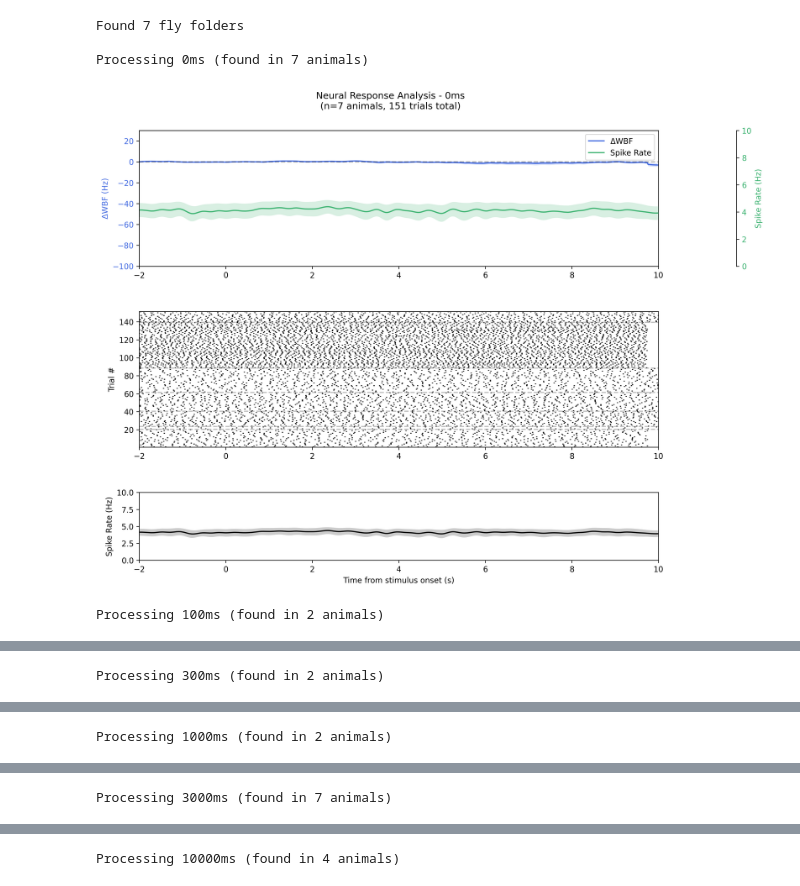
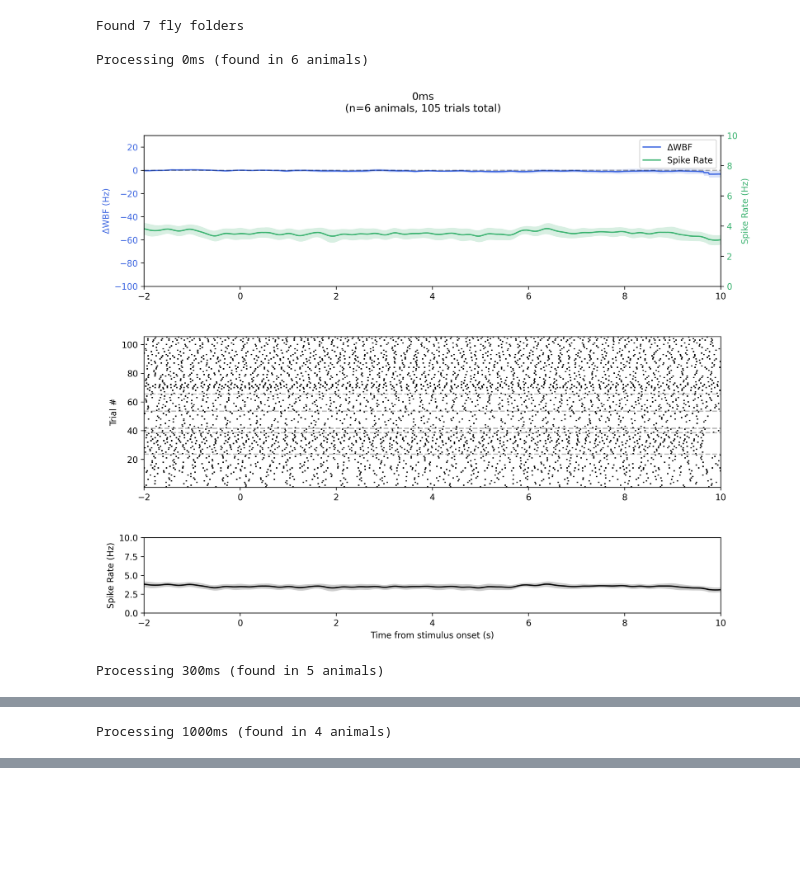
Before and after one commit to camellyc/Flight_Arena_Analysis, a Jupyter notebook: Flight_Arena_Analysis/Step4_averaging_and_plot.ipynb, the cells around one changed output, grey strips where cells are left out. Saved outputs shown, nothing was run; the diff lists cells and outputs as text; code cells hidden in the pictures; blank space fills up the shorter version.

```diff
--- a/Flight_Arena_Analysis/Step4_averaging_and_plot.ipynb
+++ b/Flight_Arena_Analysis/Step4_averaging_and_plot.ipynb
@@ -341,7 +341,7 @@ def plot_summary(summary_file: Path, stimcolor, time_window=(-5, 15), save_fig=T
     plt.show()
 
 # This is the xxx_Fly1_Y folder
-base_folder = Path('/Users/camellyc/Library/CloudStorage/GoogleDrive-yichen@tuthill.casa/.shortcut-targets-by-id/10pxdlRXtzFB-abwDGi0jOGOFFNm3pmFK/Tuthill Lab Shared/Yichen/Spiracle/Spiracle Imaging/EMG_Analysis/3_spSN_ChR/241126_spSN_ChR_EMG_Fly2_Y')
+base_folder = Path('/Users/camellyc/Library/CloudStorage/GoogleDrive-yichen@tuthill.casa/.shortcut-targets-by-id/10pxdlRXtzFB-abwDGi0jOGOFFNm3pmFK/Tuthill Lab Shared/Yichen/Spiracle/Spiracle Imaging/EMG_Analysis/3_spSN_ChR/241122_spSN_ChR_EMG_Fly1_Y')
 
 # Plot all summary files directly from the base folder
 # Sort files by stimulus duration numerically
@@ -368,13 +367,27 @@ mpl.rcParams['figure.dpi'] = 300
 mpl.rcParams['savefig.dpi'] = 300
 
 # Main directory containing all fly folders
-main_directory = '/Users/camellyc/Library/CloudStorage/GoogleDrive-yichen@tuthill.casa/.shortcut-targets-by-id/10pxdlRXtzFB-abwDGi0jOGOFFNm3pmFK/Tuthill Lab Shared/Yichen/Spiracle/Spiracle Imaging/EMG_Analysis/1_spMN_ChR'
+main_directory = '/Users/camellyc/Library/CloudStorage/GoogleDrive-yichen@tuthill.casa/.shortcut-targets-by-id/10pxdlRXtzFB-abwDGi0jOGOFFNm3pmFK/Tuthill Lab Shared/Yichen/Spiracle/Spiracle Imaging/EMG_Analysis/3_spSN_ChR'
 main_path = Path(main_directory)
+
+def get_stim_color(directory_path: str) -> str:
+    """
+    Determine the appropriate stimulation color based on the directory name.
+    """
+    if 'ChR' in directory_path:
+        return 'crimson'
+    elif 'GtACR' in directory_path:
+        return 'lightgreen'
+    else:
+        return 'lightgray'  # default color if neither is found
 
 def plot_cross_animal_summary(stim_files: list, time_window=(-2, 10), save_fig=True) -> None:
     """
     Create summary plot across animals for a given stimulus duration.
     """
+    # Get the stim color based on the main directory
+    stim_color = get_stim_color(str(main_path))
+
     # Read and combine data from all animals
     all_dfs = []
     for file in stim_files:
@@ -446,7 +459,6 @@ def plot_cross_animal_summary(stim_files: list, time_window=(-2, 10), save_fig=T
     # Spike Rate on second twin axis (green)
     ax1_spike = ax1.twinx()
     ax1_spike.grid(False)
-    ax1_spike.spines["right"].set_position(("axes", 1.15))
     ax1_spike.plot(time, combined_df['Mean Spike Rate'],
                   color='mediumseagreen', label='Spike Rate')
     ax1_spike.fill_between(time,
@@ -458,11 +470,11 @@ def plot_cross_animal_summary(stim_files: list, time_window=(-2, 10), save_fig=T
     ax1_spike.tick_params(axis='y', labelcolor='mediumseagreen')
     ax1_spike.set_ylim(0, 10)
 
-    # Add stimulus shading
+    # Add stimulus shading with dynamic color
     ymin, ymax = ax1.get_ylim()
     ax1.fill_between(time, ymin, ymax,
                     where=combined_df['Opto Stimulus'] > 0,
-                    color='lightgreen', alpha=0.3,
+                    color=stim_color, alpha=0.3,
                     linewidth=0)
 
     # Add legend
@@ -472,7 +484,7 @@ def plot_cross_animal_summary(stim_files: list, time_window=(-2, 10), save_fig=T
               labels1 + labels3,
               loc='upper right')
 
-    # Second subplot: Spike raster with animal separators
+    # Second subplot: Update stimulus shading color
     ax2.grid(False)
     current_trial = 0
 
@@ -496,16 +508,16 @@ def plot_cross_animal_summary(stim_files: list, time_window=(-2, 10), save_fig=T
             ax2.axhline(y=current_trial + 0.5, color='gray',
                        linestyle='--', alpha=0.5)
 
-    # Add stimulus shading to raster
+    # Update stimulus shading color in raster
     ax2.fill_between(time, 0, current_trial + 1,
                     where=combined_df['Opto Stimulus'] > 0,
-                    color='lightgreen', alpha=0.3,
+                    color=stim_color, alpha=0.3,
                     linewidth=0)
 
     ax2.set_ylim(0.5, current_trial + 0.5)
     ax2.set_ylabel('Trial #')
 
-    # Third subplot: Average spike rate
+    # Third subplot: Update stimulus shading color
     ax3.grid(False)
     ax3.plot(time, combined_df['Mean Spike Rate'], color='black')
     ax3.fill_between(time,
@@ -514,9 +526,10 @@ def plot_cross_animal_summary(stim_files: list, time_window=(-2, 10), save_fig=T
                     color='black', alpha=0.2,
                     linewidth=0)
 
+    # Update stimulus shading color in bottom plot
     ax3.fill_between(time, ax3.get_ylim()[0], ax3.get_ylim()[1],
                     where=combined_df['Opto Stimulus'] > 0,
-                    color='lightgreen', alpha=0.3,
+                    color=stim_color, alpha=0.3,
                     linewidth=0)
 
     ax3.set_ylim(0, 10)
@@ -533,42 +546,42 @@ def plot_cross_animal_summary(stim_files: list, time_window=(-2, 10), save_fig=T
     n_trials = current_trial
 
     # Add title
-    fig.suptitle(f"Neural Response Analysis - {stim_duration}\n(n={n_animals} animals, {n_trials} trials total)",
+    fig.suptitle(f"{stim_duration}\n(n={n_animals} animals, {n_trials} trials total)",
                 y=0.95)
 
     if save_fig:
-    # Save as both PNG and SVG
+        # Save as both PNG and SVG
         output_path_svg = main_path / f'summary_across_animals_{stim_duration}.svg'
         plt.savefig(output_path_svg, format='svg', bbox_inches='tight')
 
     plt.show()
 
 # Find all fly folders
 fly_folders = [f for f in main_path.iterdir() if f.is_dir() and 'Fly' in f.name]
 print(f"Found {len(fly_folders)} fly folders")
 
 # Collect all summary files by stimulus duration
 summary_by_duration = {}
 for fly_folder in fly_folders:
     summary_files = list(fly_folder.glob('summary_*ms.csv'))
     for file_path in summary_files:
         stim_duration = file_path.stem.split('_')[1]
         if stim_duration not in summary_by_duration:
             summary_by_duration[stim_duration] = []
         summary_by_duration[stim_duration].append(file_path)
 
 # Sort stimulus durations numerically
 stim_durations = sorted(summary_by_duration.keys(),
                        key=lambda x: int(x.rstrip('ms')))
 
 # Process each stimulus duration
 for stim_duration in stim_durations:
     files = summary_by_duration[stim_duration]
     print(f"\nProcessing {stim_duration} (found in {len(files)} animals)")
     plot_cross_animal_summary(files, time_window=(-2, 10))
 # %% [output]
 Found 7 fly folders
 
-Processing 0ms (found in 7 animals)
+Processing 0ms (found in 6 animals)
-[figure, old version]
+[figure, new version]
-Processing 100ms (found in 2 animals)
+Processing 300ms (found in 5 animals)
@@ -576 +589 @@ Processing 100ms (found in 2 animals)
-Processing 300ms (found in 2 animals)
+Processing 1000ms (found in 4 animals)
@@ -578 +590,0 @@ Processing 300ms (found in 2 animals)
-Processing 1000ms (found in 2 animals)
@@ -580 +590,0 @@ Processing 1000ms (found in 2 animals)
-Processing 3000ms (found in 7 animals)
@@ -582 +590,0 @@ Processing 3000ms (found in 7 animals)
-Processing 10000ms (found in 4 animals)
```
Also changed, not shown: parts of 3 cells of this notebook.
